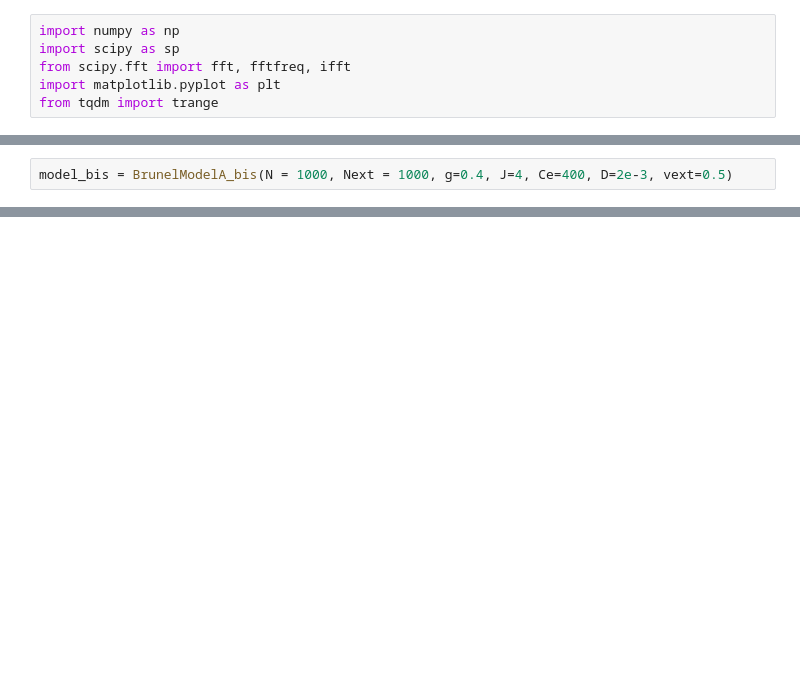
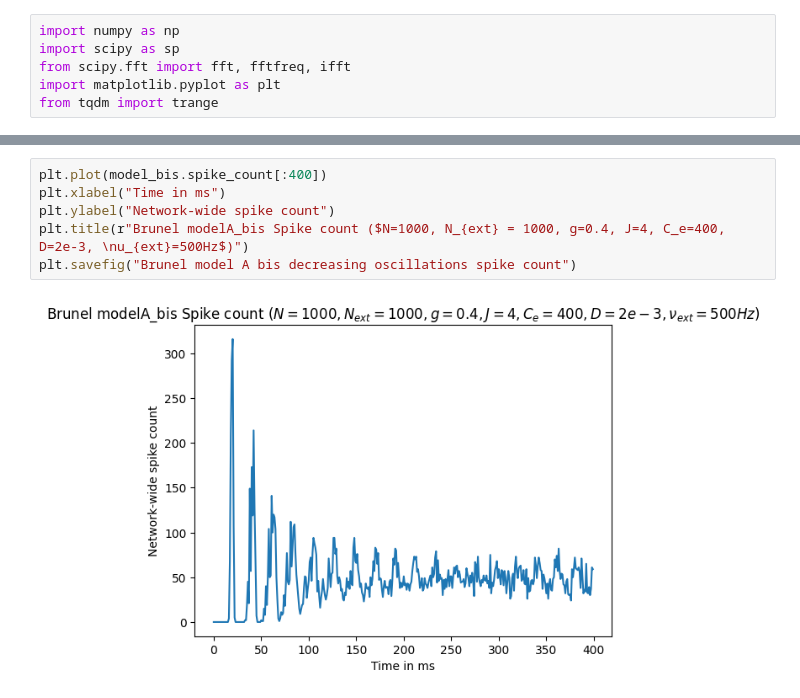
Before and after one commit to zeynoozkaya/burst_model, a Jupyter notebook: BrunelModel.ipynb, the cells around one changed output, grey strips where cells are left out. Cells and saved outputs as stored; diff of their text form; blank space fills up the shorter version.

```diff
--- a/BrunelModel.ipynb
+++ b/BrunelModel.ipynb
@@ -194,5 +197,3 @@ class BrunelModelA_bis():
             st = self.spikes[:, i]
             event.append(np.nonzero(st)[0])
         plt.eventplot(event, colors='k', zorder = 0)
-# %%
-model_bis = BrunelModelA_bis(N = 1000, Next = 1000, g=0.4, J=4, Ce=400, D=2e-3, vext=0.5)
@@ -209,0 +256,8 @@ plt.plot(model_bis.spike_count)
+# %%
+plt.plot(model_bis.spike_count[:400])
+plt.xlabel("Time in ms")
+plt.ylabel("Network-wide spike count")
+plt.title(r"Brunel modelA_bis Spike count ($N=1000, N_{ext} = 1000, g=0.4, J=4, C_e=400, D=2e-3, \nu_{ext}=500Hz$)")
+plt.savefig("Brunel model A bis decreasing oscillations spike count")
+# %% [output]
+[figure, added]
```
Also changed, not shown: parts of 18 cells of this notebook.
